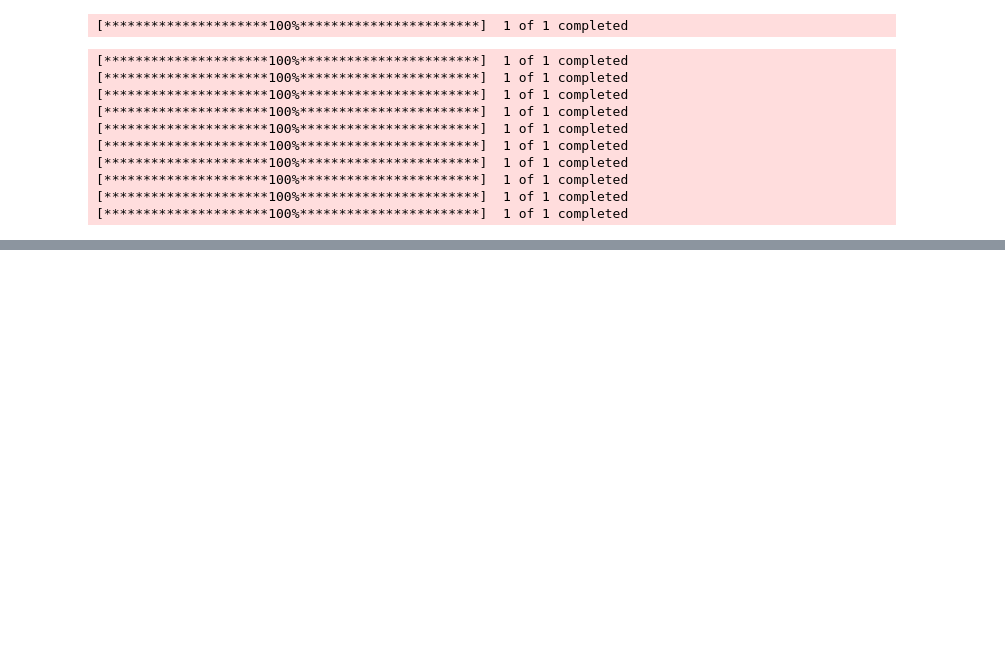
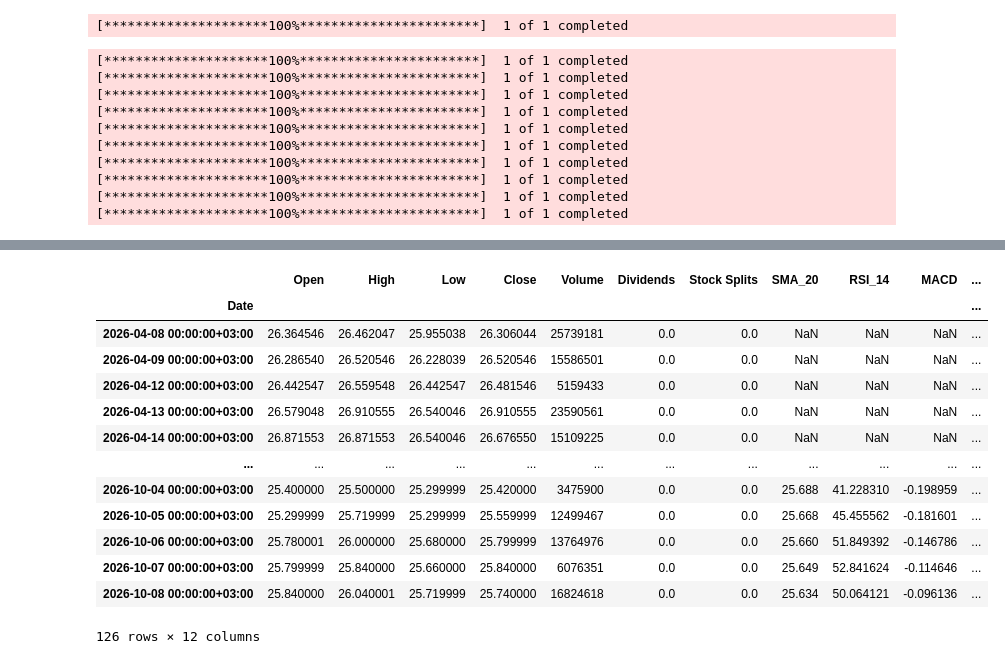
Before and after one commit to amothm80/ics619, a Jupyter notebook: tasi.ipynb, the cells around one changed output, grey strips where cells are left out. Cells and saved outputs as stored; diff of their text form; code cells hidden in the pictures; blank space fills up the shorter version.

Commit message:
stocktest

```diff
--- a/tasi.ipynb
+++ b/tasi.ipynb
@@ -43,0 +67,4 @@ for tick in yf_tickers:
+# %%
+df = yf.Ticker("2222.SR").history(period="6mo")
+# %%
+df['SMA_20'] = talib.SMA(df['Close'], timeperiod=20)
@@ -43,0 +88,2 @@ for tick in yf_tickers:
+# %%
+df['RSI_14'] = talib.RSI(df['Close'], timeperiod=14)
@@ -43,0 +119,17 @@ for tick in yf_tickers:
+# %%
+df
+# %% [output]
+|  | Open | High | Low | Close | Volume | Dividends | Stock Splits | SMA_20 | RSI_14 | MACD | ... |
+| Date |  |  |  |  |  |  |  |  |  |  | ... |
+| 2026-04-08 00:00:00+03:00 | 26.364546 | 26.462047 | 25.955038 | 26.306044 | 25739181 | 0.0 | 0.0 | NaN | NaN | NaN | ... |
+| 2026-04-09 00:00:00+03:00 | 26.286540 | 26.520546 | 26.228039 | 26.520546 | 15586501 | 0.0 | 0.0 | NaN | NaN | NaN | ... |
+| 2026-04-12 00:00:00+03:00 | 26.442547 | 26.559548 | 26.442547 | 26.481546 | 5159433 | 0.0 | 0.0 | NaN | NaN | NaN | ... |
+| 2026-04-13 00:00:00+03:00 | 26.579048 | 26.910555 | 26.540046 | 26.910555 | 23590561 | 0.0 | 0.0 | NaN | NaN | NaN | ... |
+| 2026-04-14 00:00:00+03:00 | 26.871553 | 26.871553 | 26.540046 | 26.676550 | 15109225 | 0.0 | 0.0 | NaN | NaN | NaN | ... |
+| ... | ... | ... | ... | ... | ... | ... | ... | ... | ... | ... | ... |
+| 2026-10-04 00:00:00+03:00 | 25.400000 | 25.500000 | 25.299999 | 25.420000 | 3475900 | 0.0 | 0.0 | 25.688 | 41.228310 | -0.198959 | ... |
+| 2026-10-05 00:00:00+03:00 | 25.299999 | 25.719999 | 25.299999 | 25.559999 | 12499467 | 0.0 | 0.0 | 25.668 | 45.455562 | -0.181601 | ... |
+| 2026-10-06 00:00:00+03:00 | 25.780001 | 26.000000 | 25.680000 | 25.799999 | 13764976 | 0.0 | 0.0 | 25.660 | 51.849392 | -0.146786 | ... |
+| 2026-10-07 00:00:00+03:00 | 25.799999 | 25.840000 | 25.660000 | 25.840000 | 6076351 | 0.0 | 0.0 | 25.649 | 52.841624 | -0.114646 | ... |
+| 2026-10-08 00:00:00+03:00 | 25.840000 | 26.040001 | 25.719999 | 25.740000 | 16824618 | 0.0 | 0.0 | 25.634 | 50.064121 | -0.096136 | ... |
+126 rows × 12 columns
```
Also changed, not shown: parts of 7 cells of this notebook, 5 other files.
